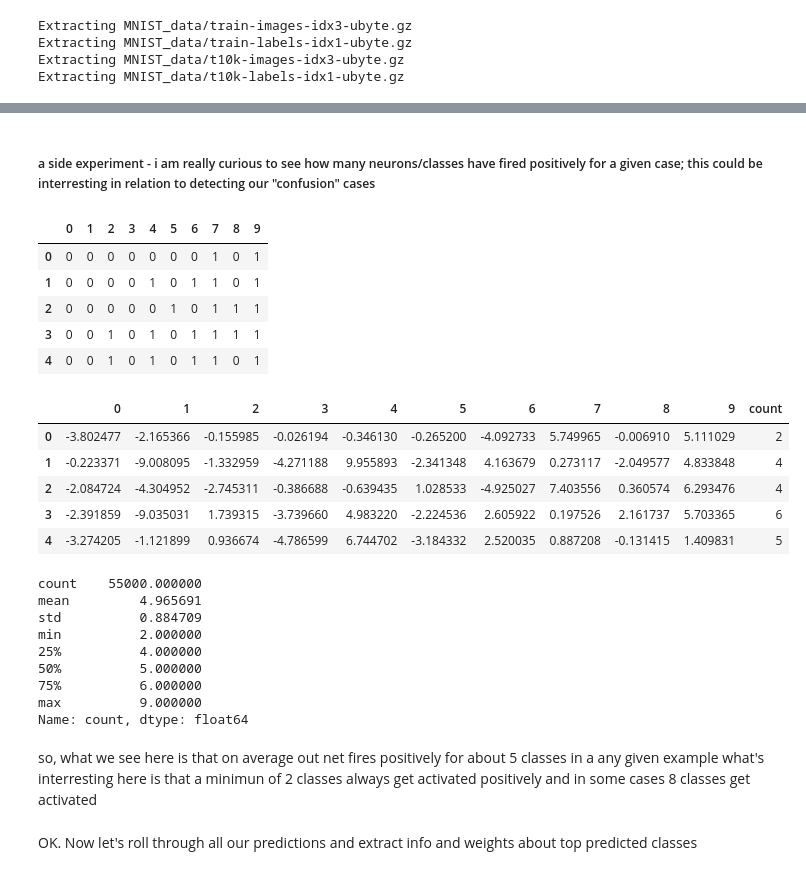
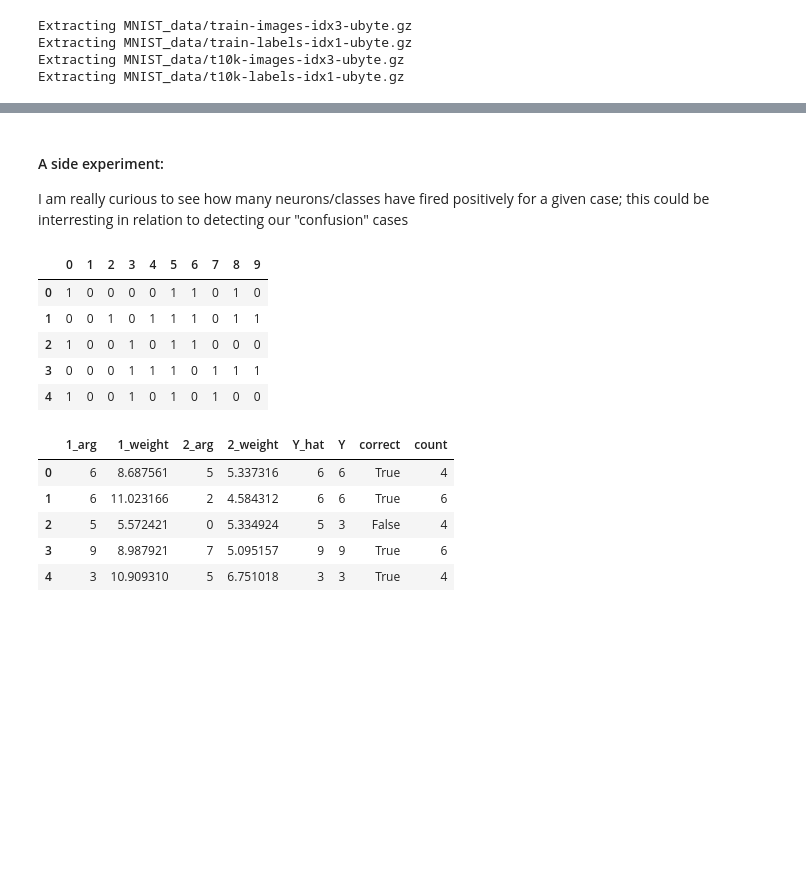
Before and after one commit to kevin11h/MNIST_pairwise_experiment, a Jupyter notebook: MNIST_confusion_range.ipynb, the cells around one changed output, grey strips where cells are left out. Cells and saved outputs as stored; diff of their text form; code cells hidden in the pictures; blank space fills up the shorter version.

Commit message:
finalized the confusion range experiment

```diff
--- a/MNIST_confusion_range.ipynb
+++ b/MNIST_confusion_range.ipynb
@@ -84,0 +126,12 @@ pred.head()
+# %%
+#### Lets put all that into a pandas dataframe. It will be easier to manipulate and analyze results this way
+
+results = pd.DataFrame(results)
+pred_df = pd.DataFrame(pred)
+
+results['Y_hat'] = pd.Series([x.argmax() for x in pred]) # predicted class
+results['Y'] = pd.Series([x.argmax() for x in mnist.train.labels]) # truth
+results['correct'] = results['Y']==results['Y_hat'] # do they match?
+
+# OK. here is what the table of all our prediction looks like at this point.
+results.head()
@@ -85,43 +145,25 @@ pred.head()
 # %% [markdown]
-#####  a side experiment - i am really curious to see how many neurons/classes have fired positively for a given case; this could be interresting in relation to detecting our "confusion" cases
+####  A side experiment:
+I am really curious to see how many neurons/classes have fired positively for a given case; this could be interresting in relation to detecting our "confusion" cases
 # %%
+pred = pd.DataFrame(pred)
 pos = pred.apply(lambda x: [1 if y>0 else 0 for y in x], axis = 1)
 pos.head()
 # %% [output]
 |  | 0 | 1 | 2 | 3 | 4 | 5 | 6 | 7 | 8 | 9 |
-| 0 | 0 | 0 | 0 | 0 | 0 | 0 | 0 | 1 | 0 | 1 |
-| 1 | 0 | 0 | 0 | 0 | 1 | 0 | 1 | 1 | 0 | 1 |
-| 2 | 0 | 0 | 0 | 0 | 0 | 1 | 0 | 1 | 1 | 1 |
-| 3 | 0 | 0 | 1 | 0 | 1 | 0 | 1 | 1 | 1 | 1 |
-| 4 | 0 | 0 | 1 | 0 | 1 | 0 | 1 | 1 | 0 | 1 |
+| 0 | 1 | 0 | 0 | 0 | 0 | 1 | 1 | 0 | 1 | 0 |
+| 1 | 0 | 0 | 1 | 0 | 1 | 1 | 1 | 0 | 1 | 1 |
+| 2 | 1 | 0 | 0 | 1 | 0 | 1 | 1 | 0 | 0 | 0 |
+| 3 | 0 | 0 | 0 | 1 | 1 | 1 | 0 | 1 | 1 | 1 |
+| 4 | 1 | 0 | 0 | 1 | 0 | 1 | 0 | 1 | 0 | 0 |
 # %%
 # now let's count them and put it back to our dataframe
-
-pred['count'] = pos.T.sum()
-pred.head()
+results['count'] = pos.T.sum()
+results.head()
 # %% [output]
-|  | 0 | 1 | 2 | 3 | 4 | 5 | 6 | 7 | 8 | 9 | count |
-| 0 | -3.802477 | -2.165366 | -0.155985 | -0.026194 | -0.346130 | -0.265200 | -4.092733 | 5.749965 | -0.006910 | 5.111029 | 2 |
-| 1 | -0.223371 | -9.008095 | -1.332959 | -4.271188 | 9.955893 | -2.341348 | 4.163679 | 0.273117 | -2.049577 | 4.833848 | 4 |
-| 2 | -2.084724 | -4.304952 | -2.745311 | -0.386688 | -0.639435 | 1.028533 | -4.925027 | 7.403556 | 0.360574 | 6.293476 | 4 |
-| 3 | -2.391859 | -9.035031 | 1.739315 | -3.739660 | 4.983220 | -2.224536 | 2.605922 | 0.197526 | 2.161737 | 5.703365 | 6 |
-| 4 | -3.274205 | -1.121899 | 0.936674 | -4.786599 | 6.744702 | -3.184332 | 2.520035 | 0.887208 | -0.131415 | 1.409831 | 5 |
+|  | 1_arg | 1_weight | 2_arg | 2_weight | Y_hat | Y | correct | count |
+| 0 | 6 | 8.687561 | 5 | 5.337316 | 6 | 6 | True | 4 |
+| 1 | 6 | 11.023166 | 2 | 4.584312 | 6 | 6 | True | 6 |
+| 2 | 5 | 5.572421 | 0 | 5.334924 | 5 | 3 | False | 4 |
+| 3 | 9 | 8.987921 | 7 | 5.095157 | 9 | 9 | True | 6 |
+| 4 | 3 | 10.909310 | 5 | 6.751018 | 3 | 3 | True | 4 |
-# %%
-# lets look at some stats on this
-
-pred['count'].describe()
-# %% [output]
-count    55000.000000
-mean         4.965691
-std          0.884709
-min          2.000000
-25%          4.000000
-50%          5.000000
-75%          6.000000
-max          9.000000
-Name: count, dtype: float64
-# %% [markdown]
-so, what we see here is that on average out net fires positively for about 5 classes in a any given example
-what's interresting here is that a minimun of 2 classes always get activated positively and in some cases 8 classes get activated
-# %% [markdown]
-OK. Now let's roll through all our predictions and extract info and weights about top predicted classes
```
Also changed, not shown: parts of 30 cells of this notebook.
